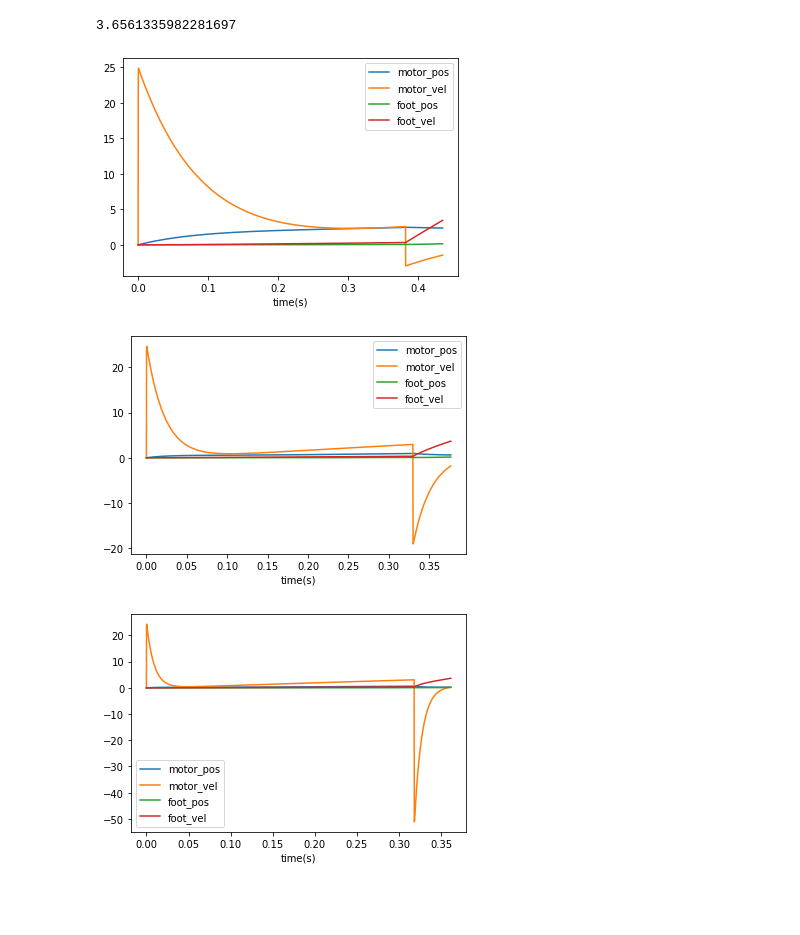
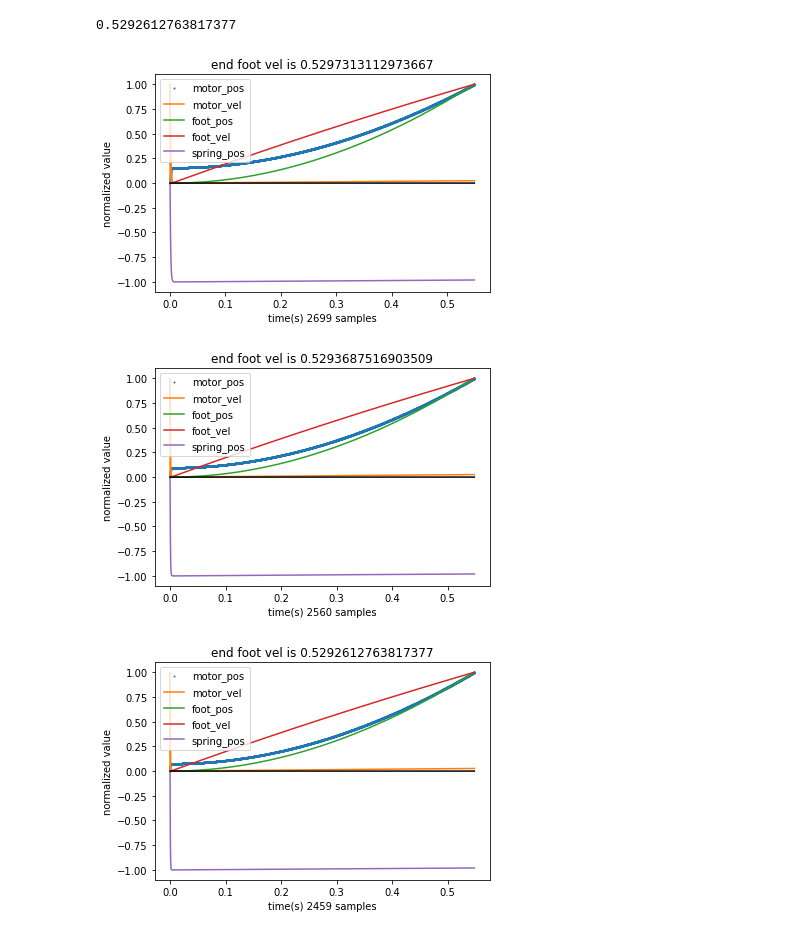
Before and after one commit to qwertpas/saltosim, a Jupyter notebook: notebooks/MAsim.ipynb, the cells around one changed output. Cells and saved outputs as stored; diff of their text form; code cells hidden in the pictures; blank space fills up the shorter version.

```diff
--- a/notebooks/MAsim.ipynb
+++ b/notebooks/MAsim.ipynb
@@ -15,7 +12,2 @@ def get_TSA_mult(motor_pos):
-# %%
-def get_link_mult(foot_pos):
-    if foot_pos < 0.05: return 0.1
-    else: return 5
-    return 2 #replace with actual MA profile
 # %%
 total_mass = 0.101 #kg
@@ -69,12 +78,16 @@ def solve_end_vel(k, doPlot):
 
     return foot_vel_data[-1]
-# %%
-solve_end_vel(k=0.5, doPlot=True)
-solve_end_vel(k=2, doPlot=True)
-solve_end_vel(k=5, doPlot=True)
-# %% [output]
-3.6561335982281697
-[figure, removed]
-[figure, removed]
-[figure, removed]
+# %%
+get_TSA_mult = lambda motor_pos: 0.01*motor_pos+1
+get_link_mult = lambda foot_pos: 1
+
+solve_end_vel(40, get_TSA_mult, get_link_mult, True)
+solve_end_vel(70, get_TSA_mult, get_link_mult, True)
+solve_end_vel(90, get_TSA_mult, get_link_mult, True)
+# solve_end_vel(5, get_TSA_mult, get_link_mult, True)
+# %% [output]
+0.5292612763817377
+[figure, added]
+[figure, added]
+[figure, added]
 # %%
```
Also changed, not shown: parts of 5 cells of this notebook.
